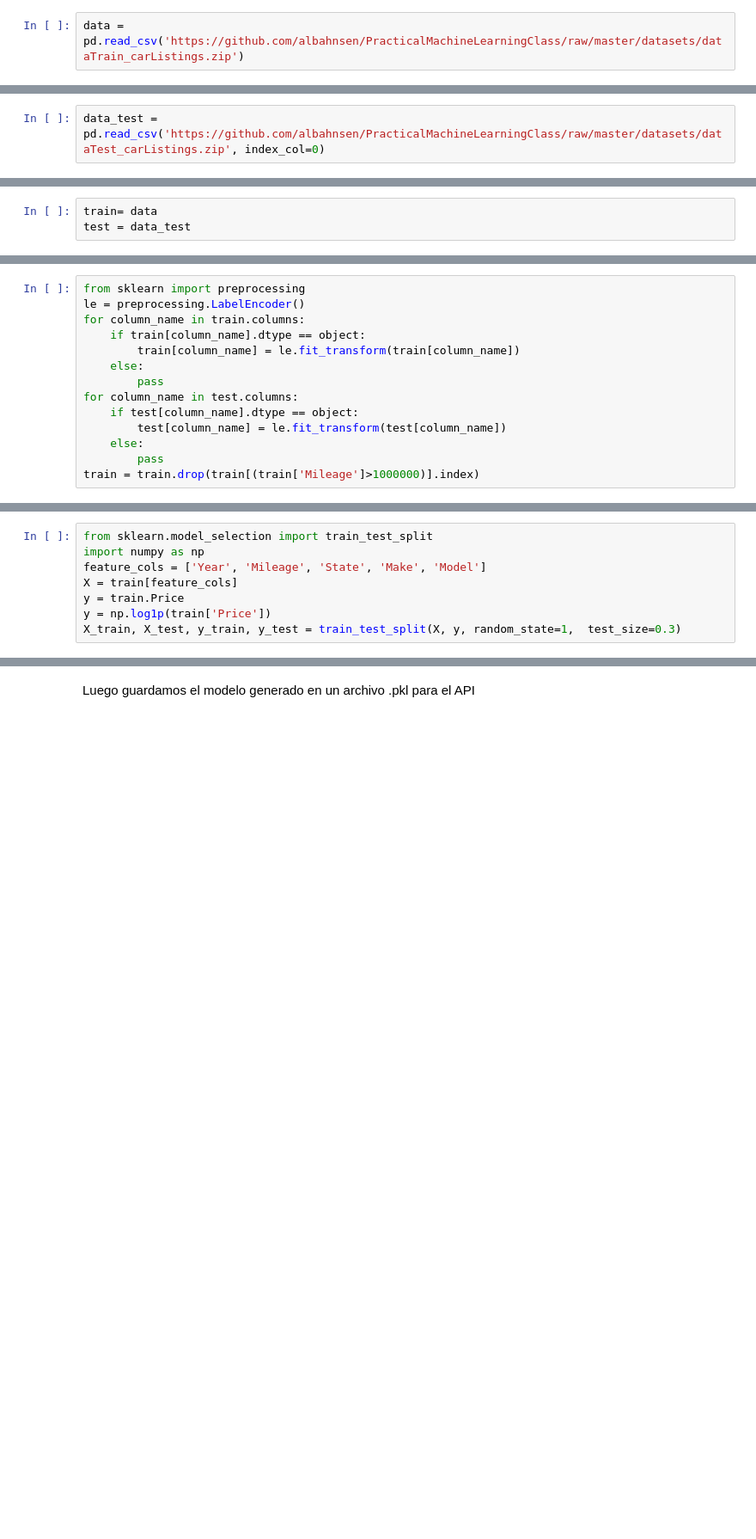
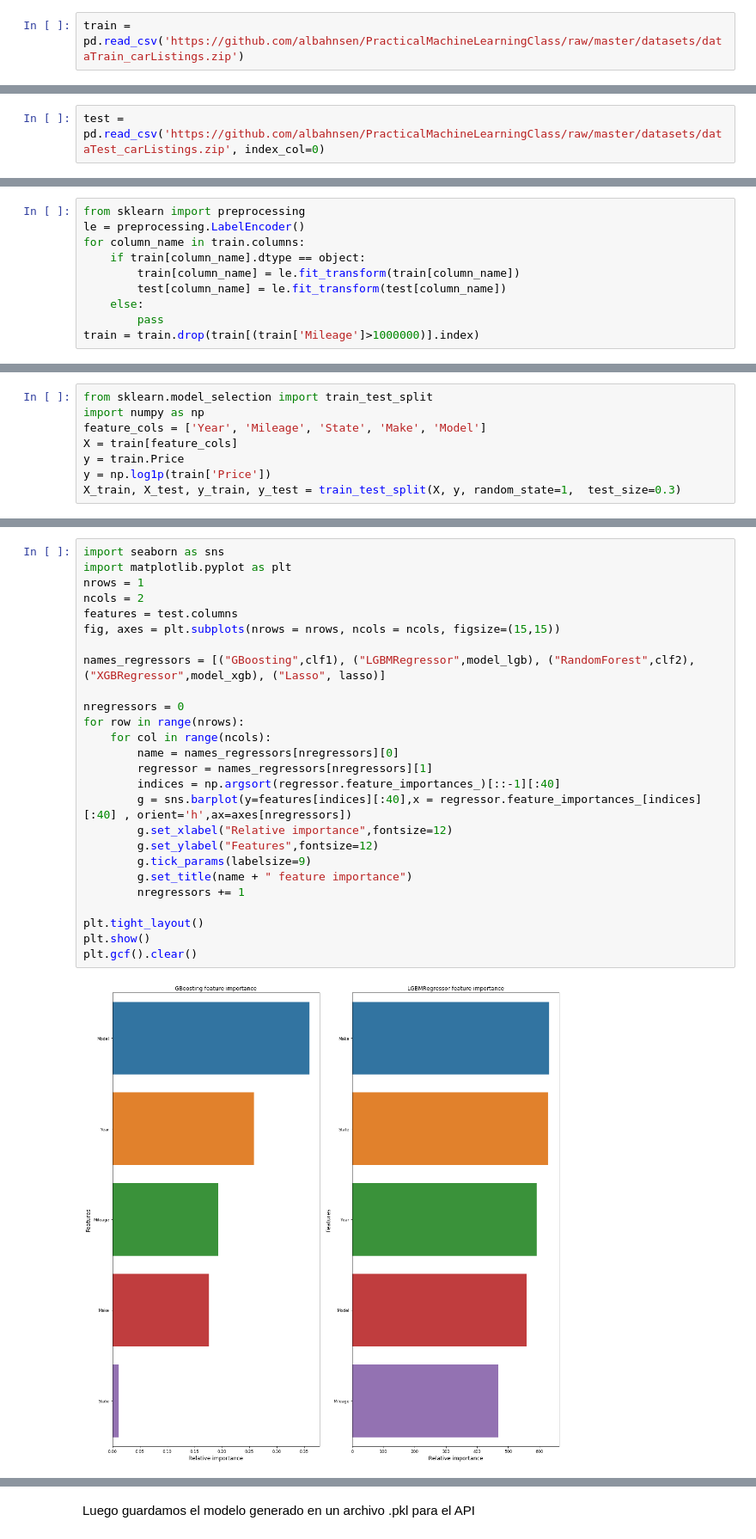
Before and after one commit to rojasdaniel/MLCLass2019I, a Jupyter notebook: P1/P1-UsedVehiclePricePrediction.ipynb, the cells around one changed output, grey strips where cells are left out. Shown at 86% size. Saved outputs shown, nothing was run; the diff lists cells and outputs as text; blank space fills up the shorter version.

```diff
--- a/P1/P1-UsedVehiclePricePrediction.ipynb
+++ b/P1/P1-UsedVehiclePricePrediction.ipynb
@@ -11,5 +11,5 @@
 %matplotlib inline
 import pandas as pd
 # %%
-data = pd.read_csv('https://github.com/albahnsen/PracticalMachineLearningClass/raw/master/datasets/dataTrain_carListings.zip')
+train = pd.read_csv('https://github.com/albahnsen/PracticalMachineLearningClass/raw/master/datasets/dataTrain_carListings.zip')
 # %%
@@ -63,5 +63,5 @@ https://www.kaggle.com/c/miia4200-20191-p1-usedcarpriceprediction
 - 25% - Performance of the model in the Kaggle Private Leaderboard
 - 25% - Notebook explaining the modeling process
 # %%
-data_test = pd.read_csv('https://github.com/albahnsen/PracticalMachineLearningClass/raw/master/datasets/dataTest_carListings.zip', index_col=0)
+test = pd.read_csv('https://github.com/albahnsen/PracticalMachineLearningClass/raw/master/datasets/dataTest_carListings.zip', index_col=0)
 # %%
@@ -79,8 +79,5 @@ data_test.shape
 # %% [output]
 (250000, 5)
-# %%
-train= data
-test = data_test
 # %% [markdown]
 Primero se hace un encoding de las variables categóricas para pasarlas a numeros, adicionalmente eliminamos los outliers presentados en el scatter plot de Mileage y Price
 # %%
@@ -89,10 +86,6 @@ le = preprocessing.LabelEncoder()
 for column_name in train.columns:
     if train[column_name].dtype == object:
         train[column_name] = le.fit_transform(train[column_name])
-    else:
-        pass
-for column_name in test.columns:
-    if test[column_name].dtype == object:
         test[column_name] = le.fit_transform(test[column_name])
     else:
         pass
@@ -150,0 +179,28 @@ eclf.fit(X_train, y_train)
+# %%
+import seaborn as sns
+import matplotlib.pyplot as plt
+nrows = 1
+ncols = 2
+features = test.columns
+fig, axes = plt.subplots(nrows = nrows, ncols = ncols, figsize=(15,15))
+
+names_regressors = [("GBoosting",clf1), ("LGBMRegressor",model_lgb), ("RandomForest",clf2), ("XGBRegressor",model_xgb), ("Lasso", lasso)]
+
+nregressors = 0
+for row in range(nrows):
+    for col in range(ncols):
+        name = names_regressors[nregressors][0]
+        regressor = names_regressors[nregressors][1]
+        indices = np.argsort(regressor.feature_importances_)[::-1][:40]
+        g = sns.barplot(y=features[indices][:40],x = regressor.feature_importances_[indices][:40] , orient='h',ax=axes[nregressors])
+        g.set_xlabel("Relative importance",fontsize=12)
+        g.set_ylabel("Features",fontsize=12)
+        g.tick_params(labelsize=9)
+        g.set_title(name + " feature importance")
+        nregressors += 1
+
+plt.tight_layout()
+plt.show()
+plt.gcf().clear()
+# %% [output]
+[figure, added]
```
Also changed, not shown: parts of 25 cells of this notebook.
